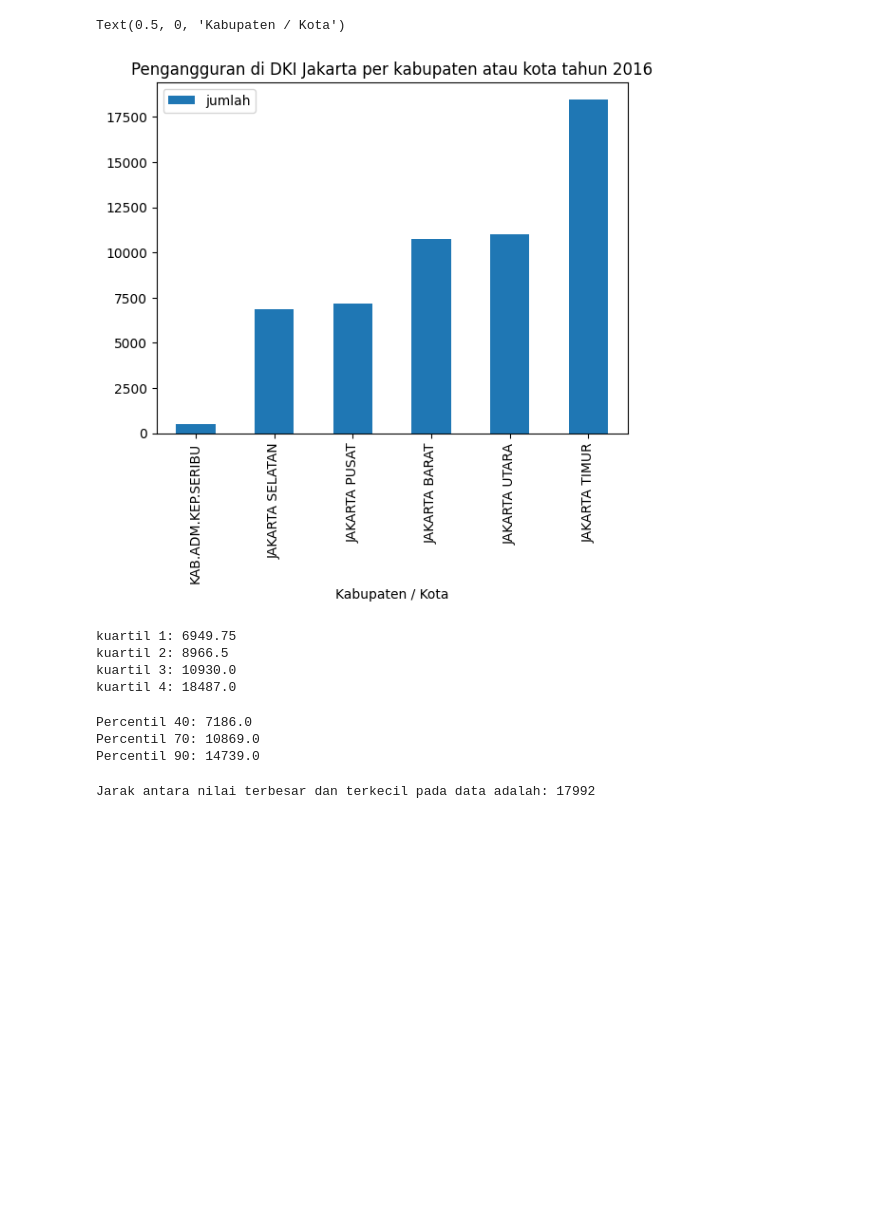
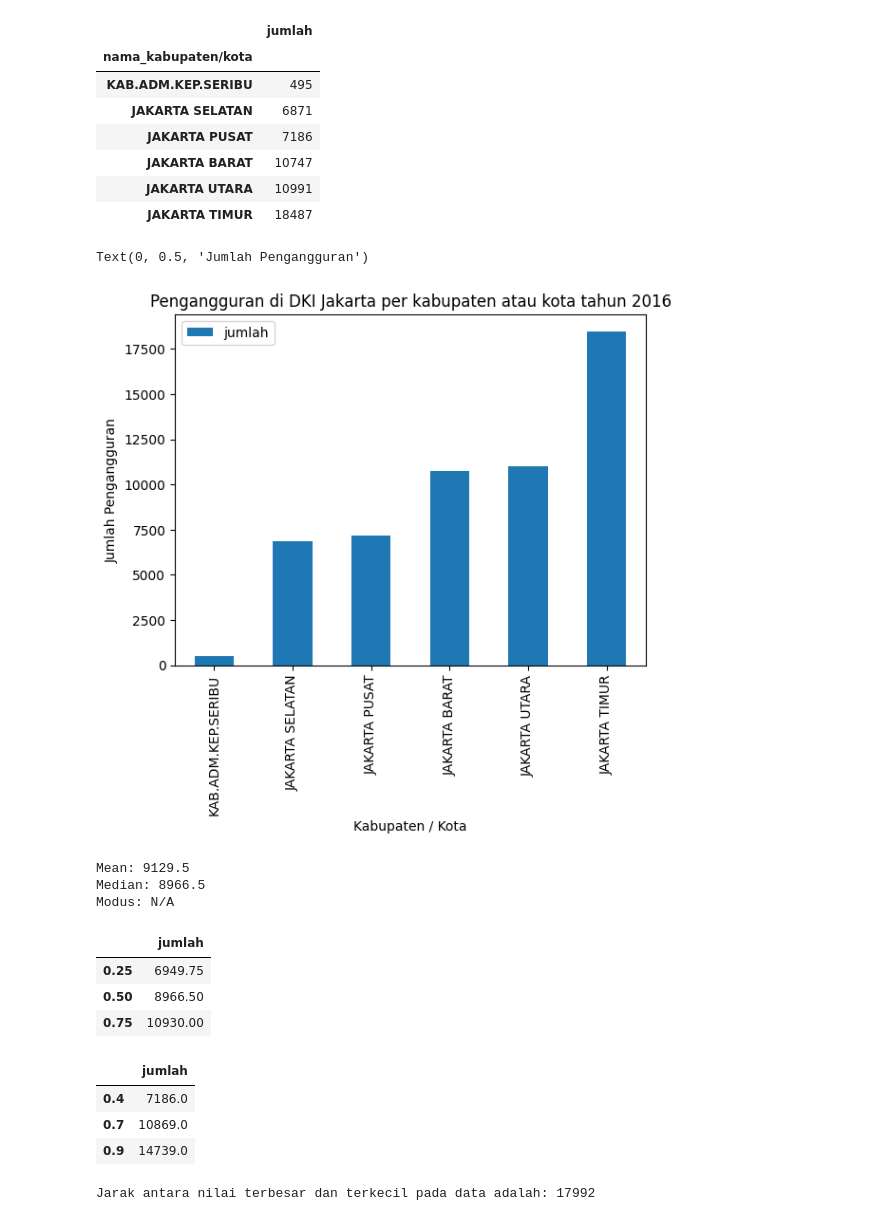
Before and after one commit to VallenDraa/uinjkt-statistika-elementer, a Jupyter notebook: statistik_deskriptif.ipynb, the cells around one changed output. Drawn from its saved outputs; the diff is of its cells as text; code cells hidden in the pictures; blank space fills up the shorter version.

```diff
--- a/statistik_deskriptif.ipynb
+++ b/statistik_deskriptif.ipynb
@@ -30,38 +32,65 @@ import matplotlib.pyplot as plt
 df = pd.read_csv("/content/data-pengangguran-dki-2016.csv")
 df_kabupaten = df.groupby("nama_kabupaten/kota").sum()[["jumlah"]].sort_values("jumlah")
 
-# visualisasi dataframe sebagai histogram
-histogram = df_kabupaten.plot(kind="bar")
-histogram.set_title("Pengangguran di DKI Jakarta per kabupaten atau kota tahun 2016")
-histogram.set_xlabel("Kabupaten / Kota")
+# menyimpan banyak baris untuk digunakan pada perhitungan
+banyak_baris = len(df_kabupaten)
+
+# cetak tabel dari dataframe
+df_kabupaten
 # %% [output]
-Text(0.5, 0, 'Kabupaten / Kota')
-[figure, removed]
+|  | jumlah |
+| nama_kabupaten/kota |  |
+| KAB.ADM.KEP.SERIBU | 495 |
+| JAKARTA SELATAN | 6871 |
+| JAKARTA PUSAT | 7186 |
+| JAKARTA BARAT | 10747 |
+| JAKARTA UTARA | 10991 |
+| JAKARTA TIMUR | 18487 |
+# %%
+# visualisasi dataframe sebagai Bar Graph
+bar_graph = df_kabupaten.plot(kind="bar")
+bar_graph.set_title("Pengangguran di DKI Jakarta per kabupaten atau kota tahun 2016")
+bar_graph.set_xlabel("Kabupaten / Kota")
+bar_graph.set_ylabel("Jumlah Pengangguran")
+# %% [output]
+Text(0, 0.5, 'Jumlah Pengangguran')
+[figure, added]
+# %%
+# Menghitung pemusatan data
+
+# menghitung rata-rata, median, modus
+mean = df_kabupaten['jumlah'].mean()
+median = df_kabupaten['jumlah'].median()
+
+# variable modus akan menunjukan semua nilai pada kolom jumlah
+# karena data tidak memiliki modus, yang disebabkan oleh semua frekuensi bernilai 1
+modus = df_kabupaten['jumlah'].mode()
+
+print(f"Mean: {mean}\nMedian: {median}\nModus: N/A")
+# %% [output]
+Mean: 9129.5
+Median: 8966.5
+Modus: N/A
 # %%
-# Menghitung ukuran penyebaran data / dispersi
+# Menghitung ukuran penyebaran data
 
-# Menghitung Kuartil
-q_1 = df_kabupaten.quantile(.25).values[0]
-q_2 = df_kabupaten.quantile(.5).values[0]
-q_3 = df_kabupaten.quantile(.75).values[0]
-q_4 = df_kabupaten.quantile(1).values[0]
+# Menghitung Kuartil (q1, q2, q3)
+kuartil = df_kabupaten.quantile([0.25, 0.5, 0.75])
 
-
-print(f"kuartil 1: {q_1}\nkuartil 2: {q_2}\nkuartil 3: {q_3}\nkuartil 4: {q_4}")
+kuartil
 # %% [output]
-kuartil 1: 6949.75
-kuartil 2: 8966.5
-kuartil 3: 10930.0
-kuartil 4: 18487.0
+|  | jumlah |
+| 0.25 | 6949.75 |
+| 0.50 | 8966.50 |
+| 0.75 | 10930.00 |
 # %%
-# Menghitung Percentil (Mengambil contoh percentil ke 40, 70, dan 90)
-p_40 = df_kabupaten.quantile(.4).values[0]
-p_70 = df_kabupaten.quantile(.7).values[0]
-p_90 = df_kabupaten.quantile(.9).values[0]
+# menghitung percentil (mengambil contoh percentil ke 40, 70, dan 90)
+persentil = df_kabupaten.quantile([0.4, 0.7, 0.9])
 
-print(f"Percentil 40: {p_40}\nPercentil 70: {p_70}\nPercentil 90: {p_90}")
+persentil
 # %% [output]
-Percentil 40: 7186.0
-Percentil 70: 10869.0
-Percentil 90: 14739.0
+|  | jumlah |
+| 0.4 | 7186.0 |
+| 0.7 | 10869.0 |
+| 0.9 | 14739.0 |
 # %%
```
Also changed, not shown: parts of 9 cells of this notebook.
